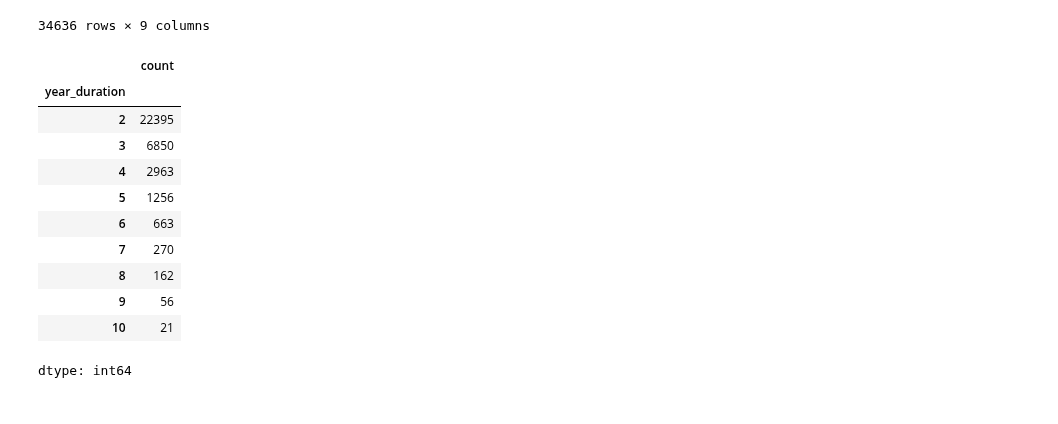
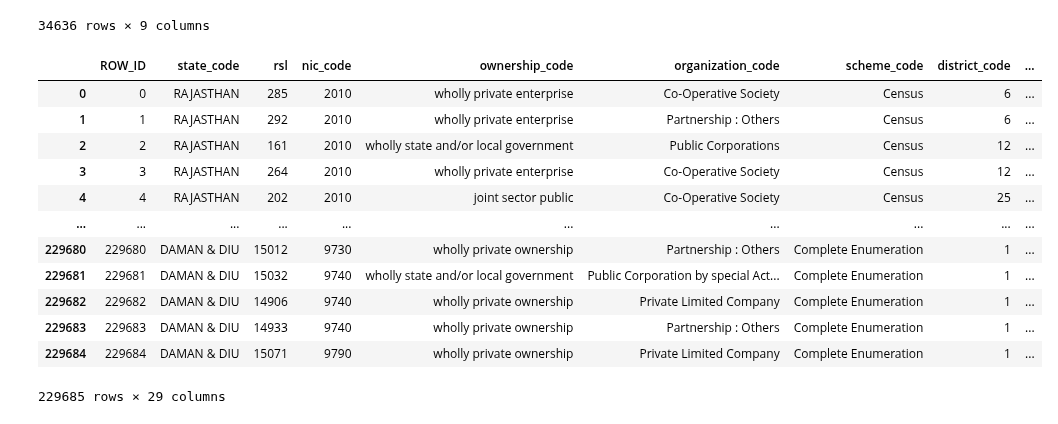
Before and after one commit to kabeerbora/1980s_delin, a Jupyter notebook: Panel_79_89_v2.ipynb, the cells around one changed output. Saved outputs shown, nothing was run; the diff lists cells and outputs as text; code cells hidden in the pictures.

```diff
--- a/Panel_79_89_v2.ipynb
+++ b/Panel_79_89_v2.ipynb
@@ -305,20 +308,3 @@ df_final = pd.DataFrame(rows_data)
 | 34634 | 1950 | 9730_3_25 | (204345, 229459) | 1987 | 1989 | [147874, 139656, 135669] | [0, 0, 0] | [0, 0, 0] | [0, 0, 0] |
 | 34635 | 1987 | 9730_1_25 | (204355, 229460) | 1987 | 1989 | [615597, 453491, 342453] | [-1072474, -94461, -176473] | [0, 0, 0] | [0, 0, 0] |
 34636 rows × 9 columns
-# %%
-df_final['year_duration'] = df_final['year_to'].astype(int) - df_final['year_from'].astype(int)
-year_duration_frequency = df_final['year_duration'].value_counts()
-year_duration_frequency
-# %% [output]
-|  | count |
-| year_duration |  |
-| 2 | 22395 |
-| 3 | 6850 |
-| 4 | 2963 |
-| 5 | 1256 |
-| 6 | 663 |
-| 7 | 270 |
-| 8 | 162 |
-| 9 | 56 |
-| 10 | 21 |
-dtype: int64
@@ -326,0 +311,28 @@ df_final.head()
+# %%
+import pandas as pd
+import ast
+df['year'] = df['year'].astype(str).str.extract(r'(\d{4})')[0].astype(int)
+df['firm_id'] = None
+for firm_idx, row in df_final.iterrows():
+
+    try:
+        row_ids = ast.literal_eval(row['row_ids']) if isinstance(row['row_ids'], str) else row['row_ids']
+        if isinstance(row_ids, tuple) and len(row_ids) == 2:
+            start_id, end_id = row_ids
+            df.loc[start_id:end_id, 'firm_id'] = f'firm_{firm_idx}'
+    except (ValueError, SyntaxError):
+        continue
+# %% [output]
+|  | ROW_ID | state_code | rsl | nic_code | ownership_code | organization_code | scheme_code | district_code | ... |
+| 0 | 0 | RAJASTHAN | 285 | 2010 | wholly private enterprise | Co-Operative Society | Census | 6 | ... |
+| 1 | 1 | RAJASTHAN | 292 | 2010 | wholly private enterprise | Partnership : Others | Census | 6 | ... |
+| 2 | 2 | RAJASTHAN | 161 | 2010 | wholly state and/or local government | Public Corporations | Census | 12 | ... |
+| 3 | 3 | RAJASTHAN | 264 | 2010 | wholly private enterprise | Co-Operative Society | Census | 12 | ... |
+| 4 | 4 | RAJASTHAN | 202 | 2010 | joint sector public | Co-Operative Society | Census | 25 | ... |
+| ... | ... | ... | ... | ... | ... | ... | ... | ... | ... |
+| 229680 | 229680 | DAMAN & DIU | 15012 | 9730 | wholly private ownership | Partnership : Others | Complete Enumeration | 1 | ... |
+| 229681 | 229681 | DAMAN & DIU | 15032 | 9740 | wholly state and/or local government | Public Corporation by special Act... | Complete Enumeration | 1 | ... |
+| 229682 | 229682 | DAMAN & DIU | 14906 | 9740 | wholly private ownership | Private Limited Company | Complete Enumeration | 1 | ... |
+| 229683 | 229683 | DAMAN & DIU | 14933 | 9740 | wholly private ownership | Partnership : Others | Complete Enumeration | 1 | ... |
+| 229684 | 229684 | DAMAN & DIU | 15071 | 9790 | wholly private ownership | Private Limited Company | Complete Enumeration | 1 | ... |
+229685 rows × 29 columns
```
Also changed, not shown: parts of 6 cells of this notebook.
